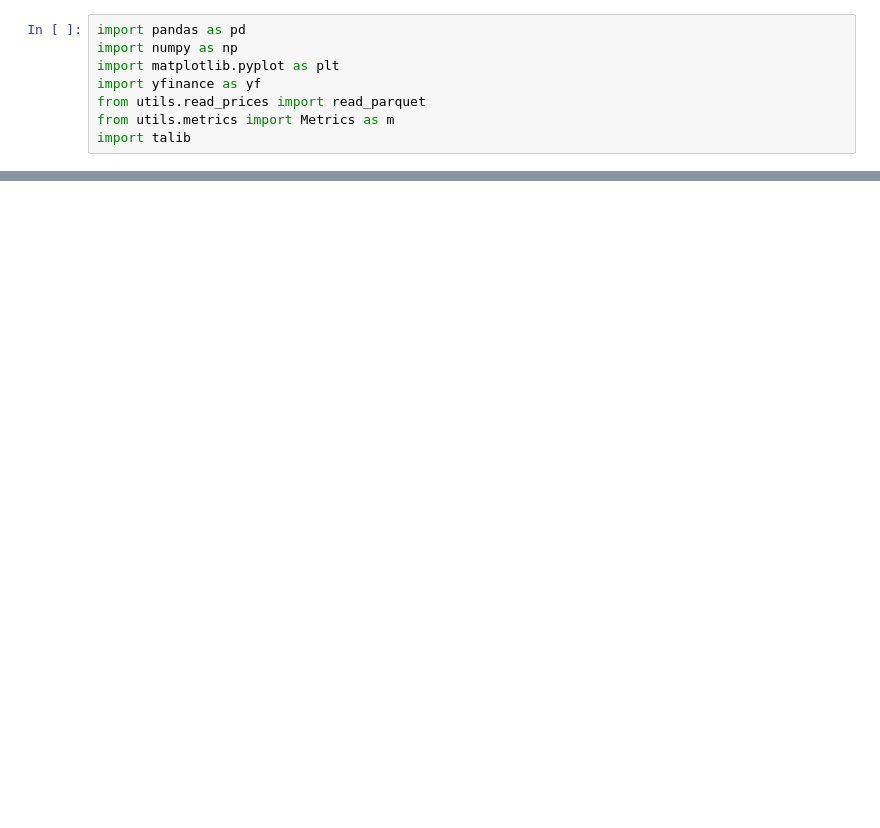
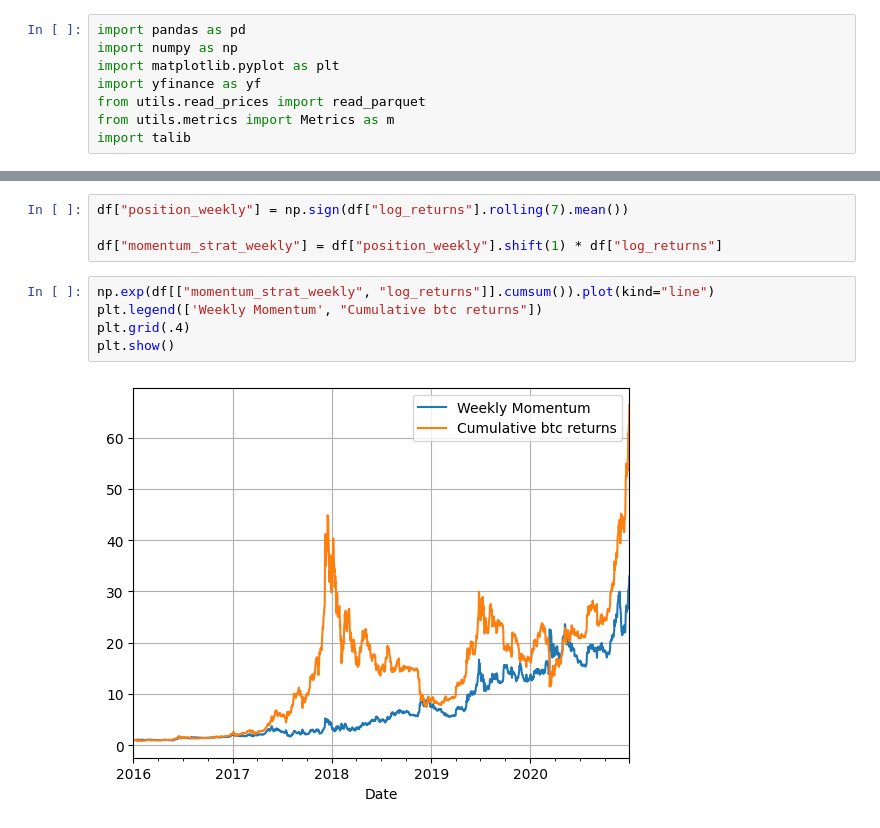
Before and after one commit to SmittyB00p/BTC-Price-Exploration, a Jupyter notebook: notebooks/momentum.ipynb, the cells around one changed output, grey strips where cells are left out. Drawn from its saved outputs; the diff is of its cells as text; blank space fills up the shorter version.

```diff
--- a/notebooks/momentum.ipynb
+++ b/notebooks/momentum.ipynb
@@ -295,0 +53,11 @@ crann, csann, term, term_trend
+# %%
+df["position_weekly"] = np.sign(df["log_returns"].rolling(7).mean())
+
+df["momentum_strat_weekly"] = df["position_weekly"].shift(1) * df["log_returns"]
+# %%
+np.exp(df[["momentum_strat_weekly", "log_returns"]].cumsum()).plot(kind="line")
+plt.legend(['Weekly Momentum', "Cumulative btc returns"])
+plt.grid(.4)
+plt.show()
+# %% [output]
+[figure, added]
```
Also changed, not shown: parts of 63 cells of this notebook, 10 other files.
